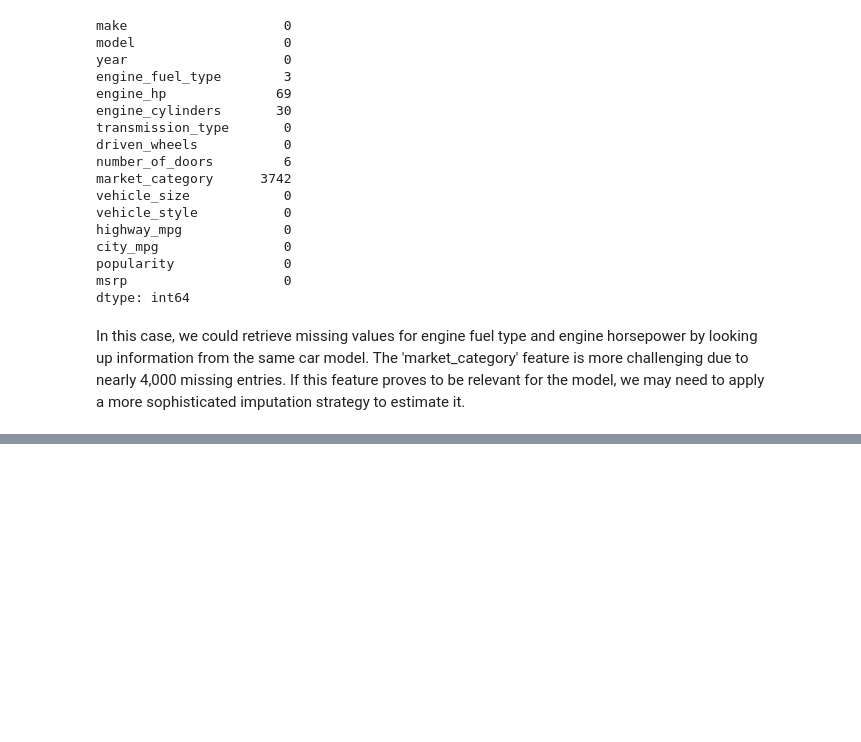
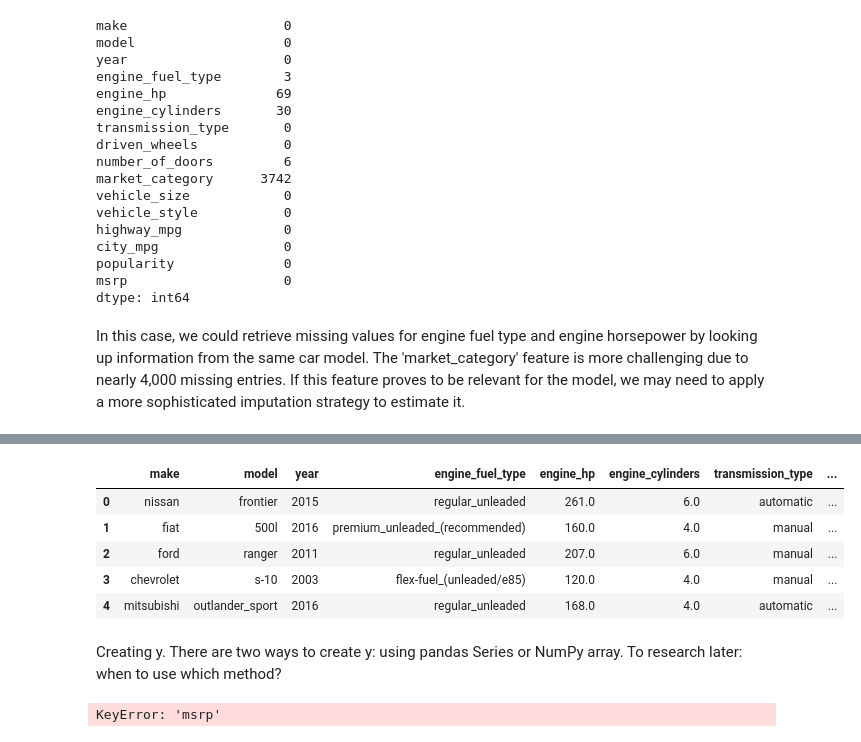
Before and after one commit to EmiTR/ML_Practice, a Jupyter notebook: Predicting_price_LinReg.ipynb, the cells around one changed output, grey strips where cells are left out. Drawn from its saved outputs; the diff is of its cells as text; code cells hidden in the pictures; blank space fills up the shorter version.

```diff
--- a/Predicting_price_LinReg.ipynb
+++ b/Predicting_price_LinReg.ipynb
@@ -193,0 +226,17 @@ In this case, we could retrieve missing values for engine fuel type and engine h
+# %%
+# Keeping the dataframes neat and tidy for future use
+# df_train.reset_index(drop=True, inplace=True)--> dont do this, inplace=True messes up the dataframe in some cases.
+# do this instead:
+df_train = df_train.reset_index(drop=True)
+df_val = df_val.reset_index(drop=True)
+df_test = df_test.reset_index(drop=True)
+df_train.head()
+# %% [output]
+|  | make | model | year | engine_fuel_type | engine_hp | engine_cylinders | transmission_type | ... |
+| 0 | nissan | frontier | 2015 | regular_unleaded | 261.0 | 6.0 | automatic | ... |
+| 1 | fiat | 500l | 2016 | premium_unleaded_(recommended) | 160.0 | 4.0 | manual | ... |
+| 2 | ford | ranger | 2011 | regular_unleaded | 207.0 | 6.0 | manual | ... |
+| 3 | chevrolet | s-10 | 2003 | flex-fuel_(unleaded/e85) | 120.0 | 4.0 | manual | ... |
+| 4 | mitsubishi | outlander_sport | 2016 | regular_unleaded | 168.0 | 4.0 | automatic | ... |
+# %% [markdown]
+Creating y. There are two ways to create y: using pandas Series or NumPy array. To research later: when to use which method?
@@ -193,0 +248,7 @@ In this case, we could retrieve missing values for engine fuel type and engine h
+# %%
+# Deleting msrp column from the dataframes as we have already created the target variable y.
+del df_train['msrp']
+del df_val['msrp']
+del df_test['msrp']
+# %% [output]
+KeyError: 'msrp'
```
Also changed, not shown: parts of 7 cells of this notebook.
